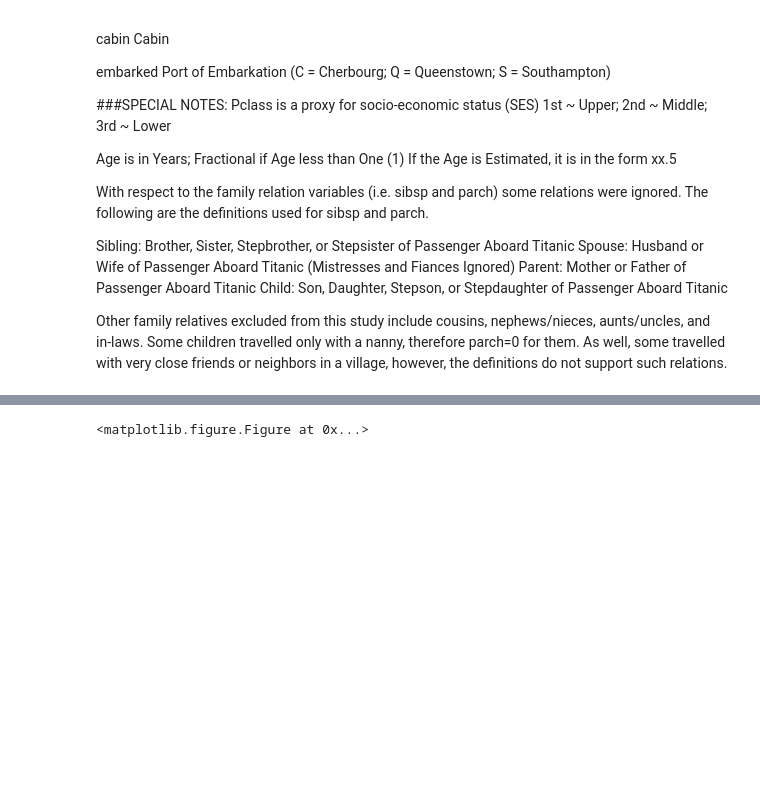
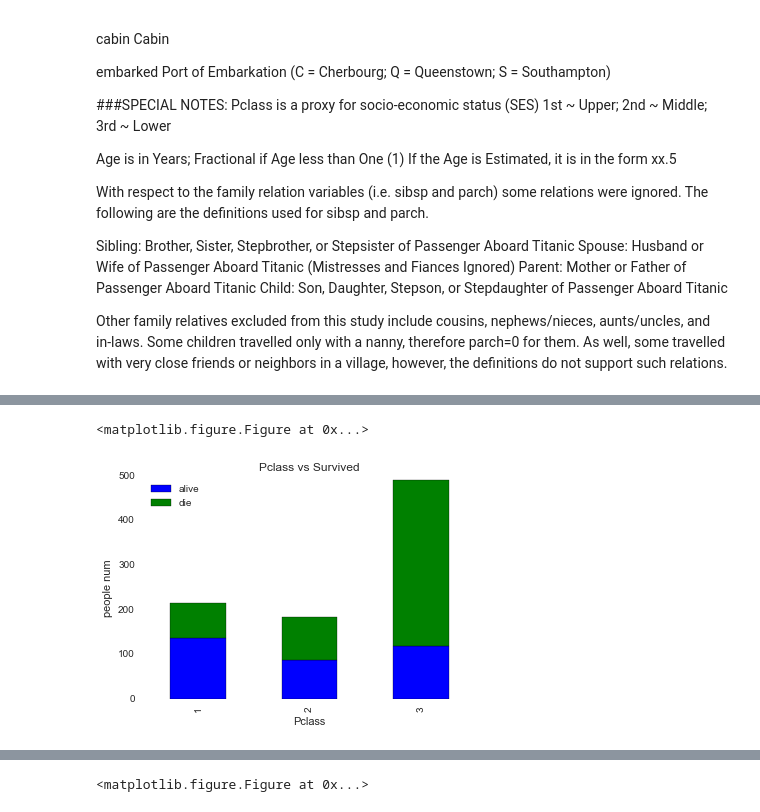
Before and after one commit to xchaoo/titanic, a Jupyter notebook: kaggle-titanic.ipynb, the cells around one changed output, grey strips where cells are left out. Cells and saved outputs as stored; diff of their text form; code cells hidden in the pictures; blank space fills up the shorter version.

Commit message:
add data explore

```diff
--- a/kaggle-titanic.ipynb
+++ b/kaggle-titanic.ipynb
@@ -154,0 +198,14 @@ max      6.000000  512.329200
+# %%
+# Pclass vs Survived
+fig = plt.figure(figsize=(10,8), dpi=80)
+Survived_0 = titanic.Pclass[titanic.Survived == 0].value_counts()
+Survived_1 = titanic.Pclass[titanic.Survived == 1].value_counts()
+df=pd.DataFrame({'alive':Survived_1, 'die':Survived_0})
+df.plot(kind='bar', stacked=True)
+plt.title("Pclass vs Survived")
+plt.xlabel("Pclass")
+plt.ylabel("people num")
+plt.show()
+# %% [output]
+<matplotlib.figure.Figure at 0x...>
+[figure, added]
```
Also changed, not shown: parts of 29 cells of this notebook, 2 other files.
